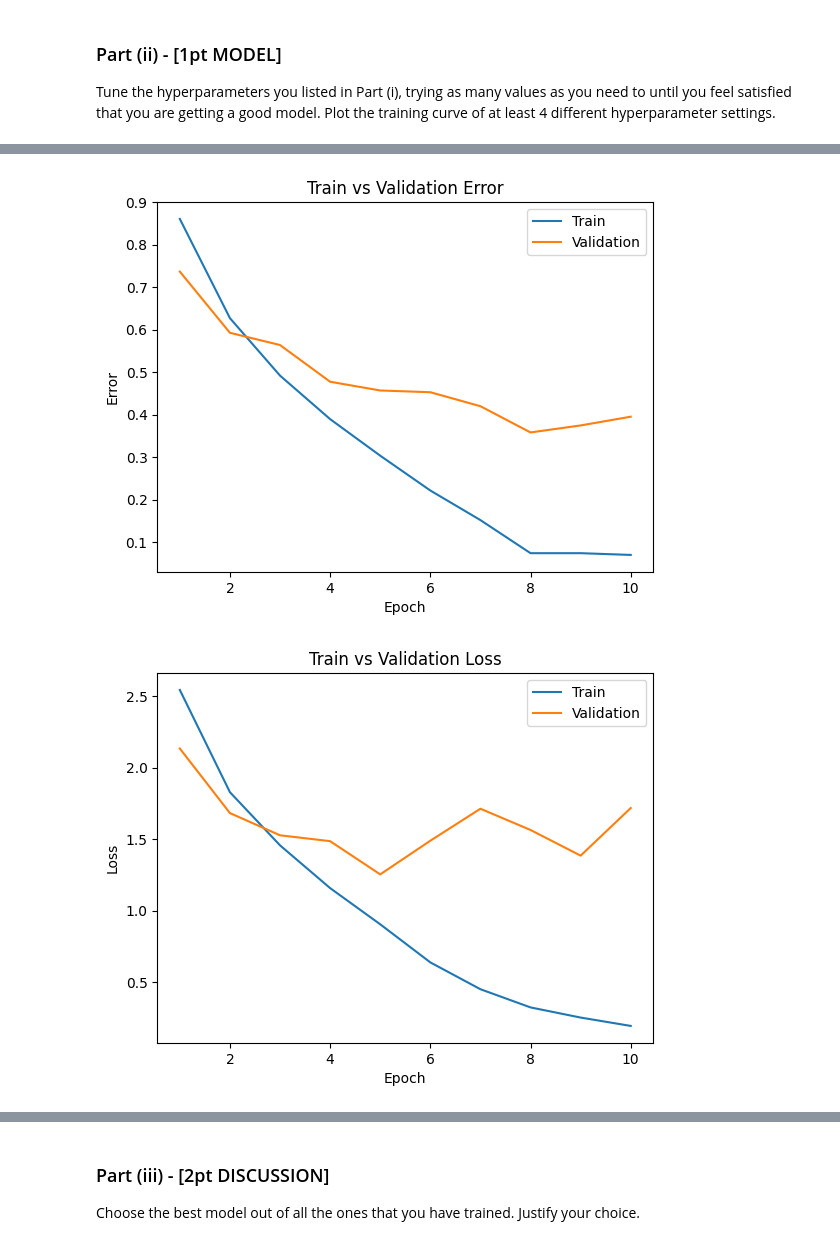
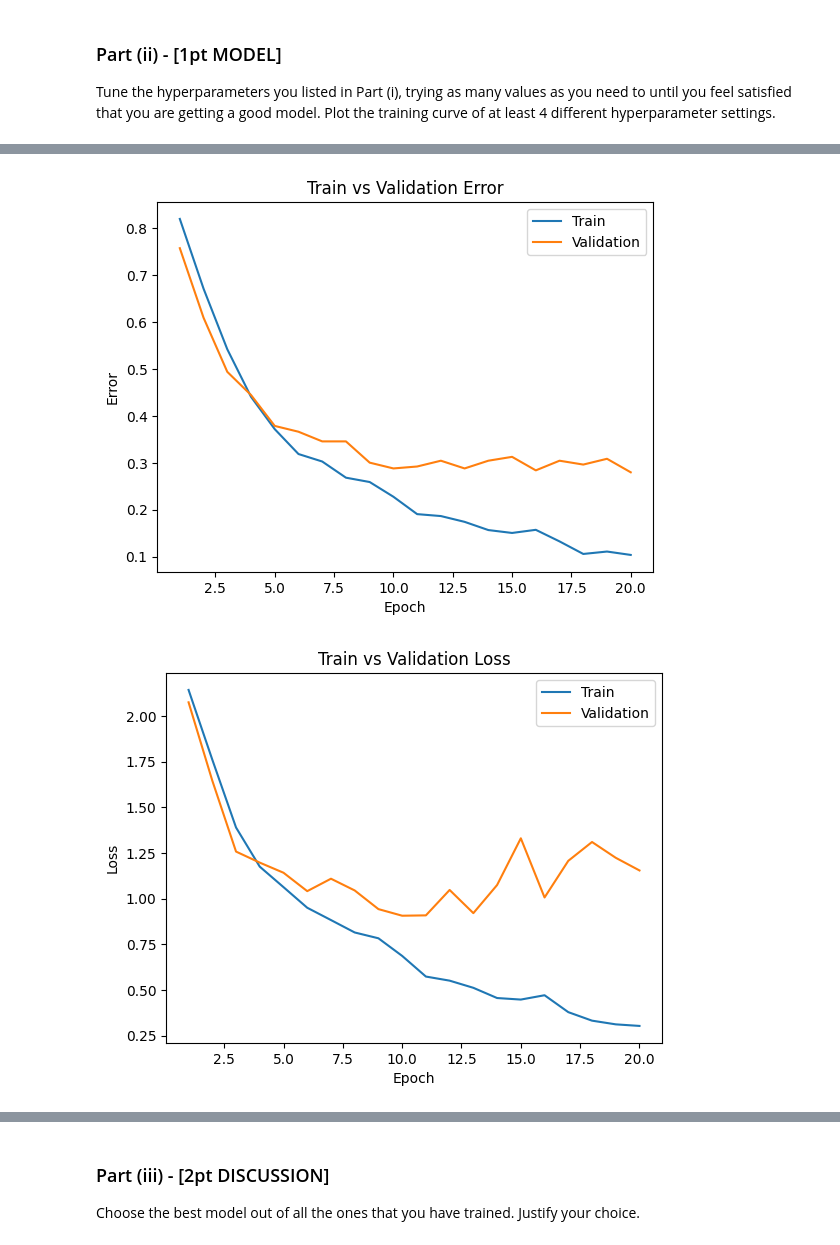
Before and after one commit to Fulankeee/MIE1517-Project-2, a Jupyter notebook: A2.ipynb, the cells around one changed output, grey strips where cells are left out. Cells and saved outputs as stored; diff of their text form; code cells hidden in the pictures.

```diff
--- a/A2.ipynb
+++ b/A2.ipynb
@@ -740,6 +690,6 @@ Total time elapsed: 456.19 seconds
 # %%
-model_name6 = get_model_name("CNN_v2", batch_size=16, learning_rate=0.01, epoch=9)
+model_name6 = get_model_name("CNN_v2", batch_size=64, learning_rate=0.01, epoch=19)
 plot_training_curve(model_name6)
 # %% [output]
-[figure, old version]
+[figure, new version]
-[figure, old version]
+[figure, new version]
```
Also changed, not shown: parts of 30 cells of this notebook.
